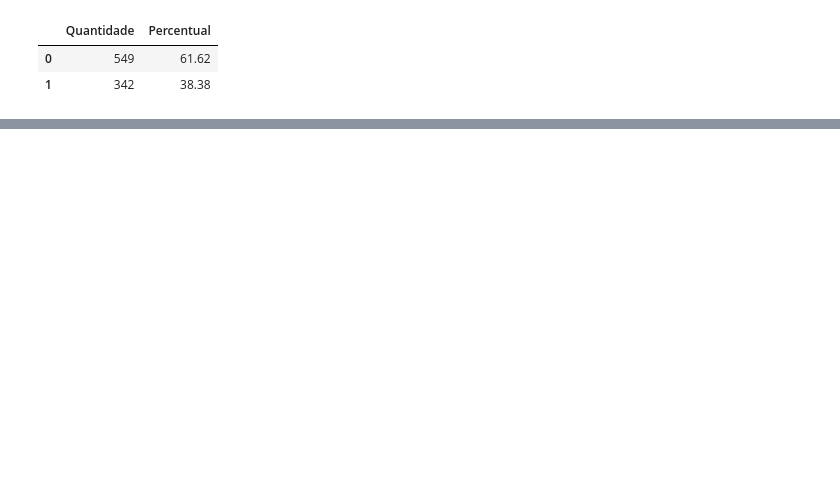
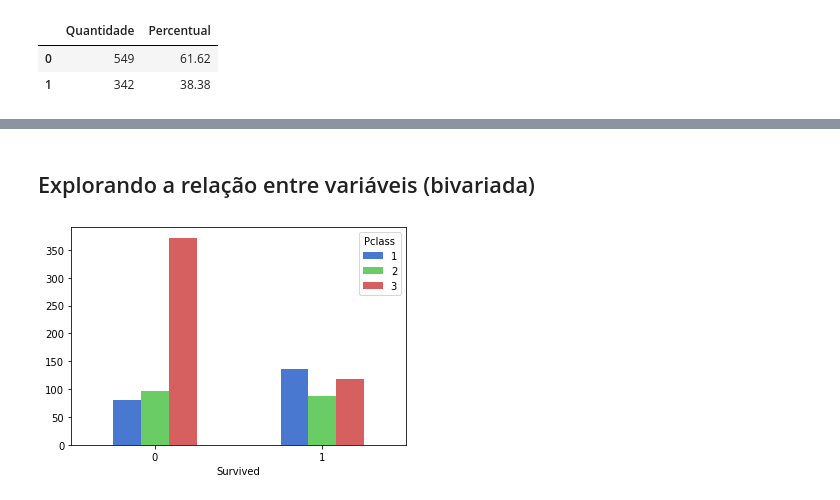
Before and after one commit to barbosarafael/Projetos, a Jupyter notebook: Titanic - Kaggle/notebook_titanic_kaggle.ipynb, the cells around one changed output, grey strips where cells are left out. Saved outputs shown, nothing was run; the diff lists cells and outputs as text; code cells hidden in the pictures; blank space fills up the shorter version.

```diff
--- a/Titanic - Kaggle/notebook_titanic_kaggle.ipynb
+++ b/Titanic - Kaggle/notebook_titanic_kaggle.ipynb
@@ -144,0 +268,10 @@ pd.concat([treino["Survived"].value_counts(),
+# %% [markdown]
+## Explorando a relação entre variáveis (bivariada)
+# %%
+#--- Sobreviveu x Classe
+
+treino[["Survived", "Pclass"]].reset_index().groupby(["Survived", "Pclass"], as_index = False).size().unstack().plot.bar()
+plt.xticks(rotation = 0)
+plt.show()
+# %% [output]
+[figure, added]
```
Also changed, not shown: parts of 21 cells of this notebook.
